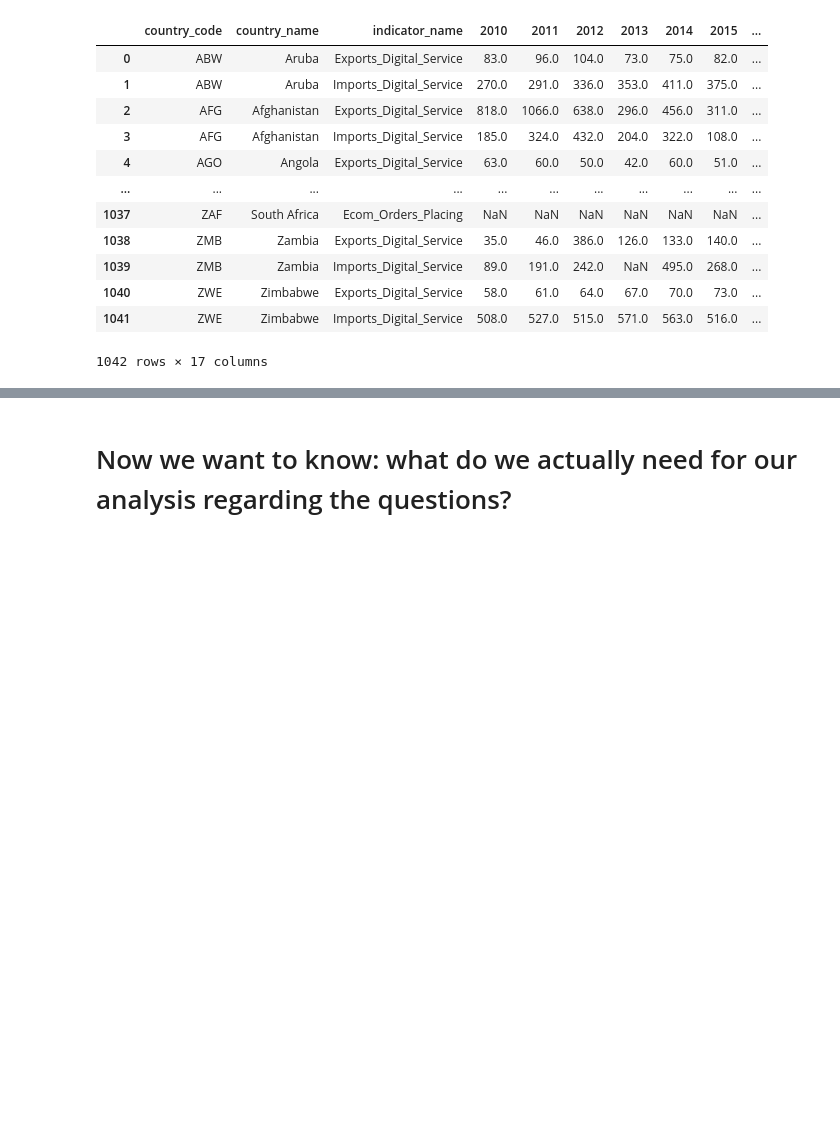
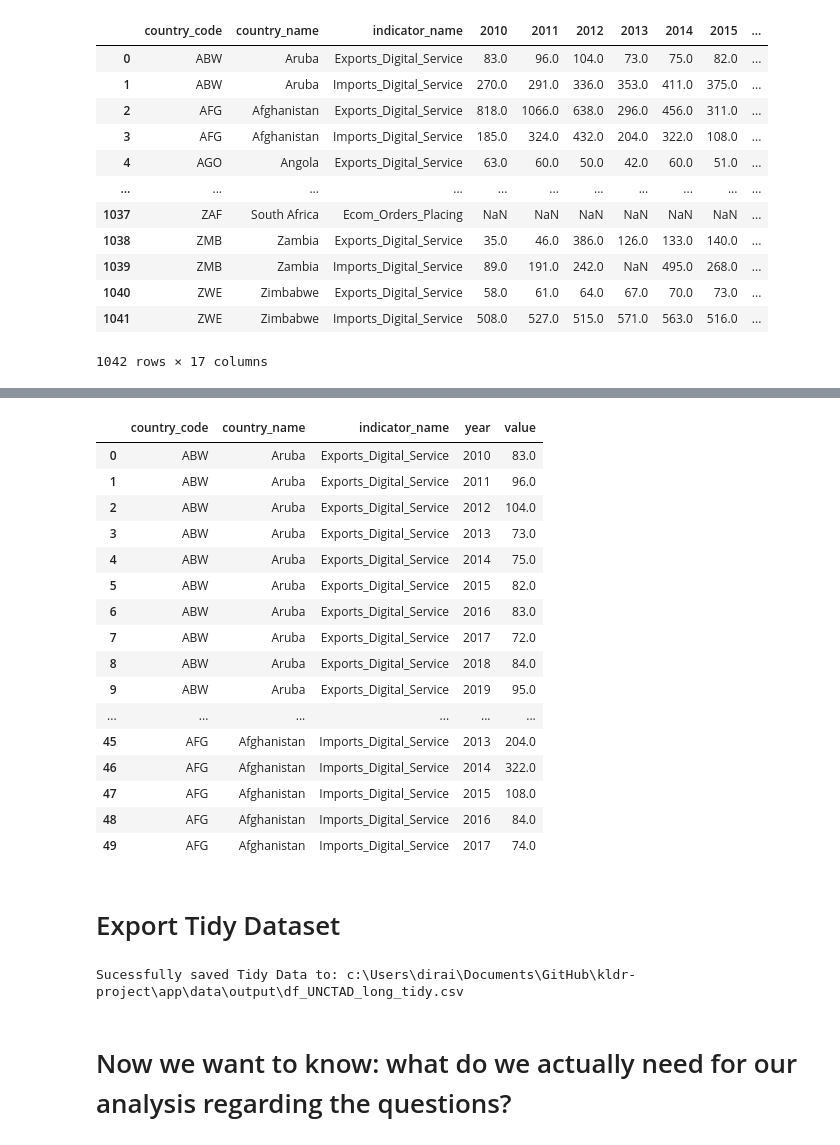
Before and after one commit to kevindrmo/kldr-project, a Jupyter notebook: scripts/workfile.ipynb, the cells around one changed output, grey strips where cells are left out. Cells and saved outputs as stored; diff of their text form; code cells hidden in the pictures; blank space fills up the shorter version.

```diff
--- a/scripts/workfile.ipynb
+++ b/scripts/workfile.ipynb
@@ -277,3 +330,36 @@ df
+# %%
+df_long_clean =df_long.sort_values(by=["country_code", "indicator_name", "year"]).reset_index(drop=True)
+df_long_clean.head(50)
+# %% [output]
+|  | country_code | country_name | indicator_name | year | value |
+| 0 | ABW | Aruba | Exports_Digital_Service | 2010 | 83.0 |
+| 1 | ABW | Aruba | Exports_Digital_Service | 2011 | 96.0 |
+| 2 | ABW | Aruba | Exports_Digital_Service | 2012 | 104.0 |
+| 3 | ABW | Aruba | Exports_Digital_Service | 2013 | 73.0 |
+| 4 | ABW | Aruba | Exports_Digital_Service | 2014 | 75.0 |
+| 5 | ABW | Aruba | Exports_Digital_Service | 2015 | 82.0 |
+| 6 | ABW | Aruba | Exports_Digital_Service | 2016 | 83.0 |
+| 7 | ABW | Aruba | Exports_Digital_Service | 2017 | 72.0 |
+| 8 | ABW | Aruba | Exports_Digital_Service | 2018 | 84.0 |
+| 9 | ABW | Aruba | Exports_Digital_Service | 2019 | 95.0 |
+| ... | ... | ... | ... | ... | ... |
+| 45 | AFG | Afghanistan | Imports_Digital_Service | 2013 | 204.0 |
+| 46 | AFG | Afghanistan | Imports_Digital_Service | 2014 | 322.0 |
+| 47 | AFG | Afghanistan | Imports_Digital_Service | 2015 | 108.0 |
+| 48 | AFG | Afghanistan | Imports_Digital_Service | 2016 | 84.0 |
+| 49 | AFG | Afghanistan | Imports_Digital_Service | 2017 | 74.0 |
+# %% [markdown]
+# Export Tidy Dataset
+# %%
+# defining out path
+
+out_path_tidy_dataset = OUT_CLEAN/ "df_UNCTAD_long_tidy.csv"
+
+df_long_clean.to_csv(out_path_tidy_dataset, index = False)
+
+print(f"Sucessfully saved Tidy Data to: {out_path_tidy_dataset}")
+# %% [output]
+Sucessfully saved Tidy Data to: c:\Users\dirai\Documents\GitHub\kldr-project\app\data\output\df_UNCTAD_long_tidy.csv
 # %% [markdown]
 # Now we want to know: what do we actually need for our analysis regarding the questions?
 # %% [markdown]
```
Also changed, not shown: parts of 13 cells of this notebook, 1 other file.
